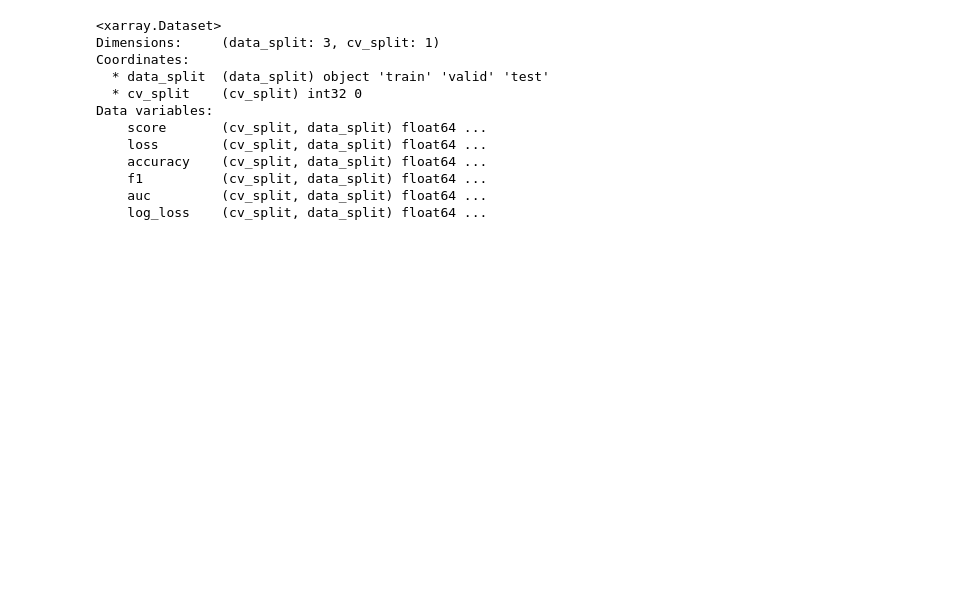
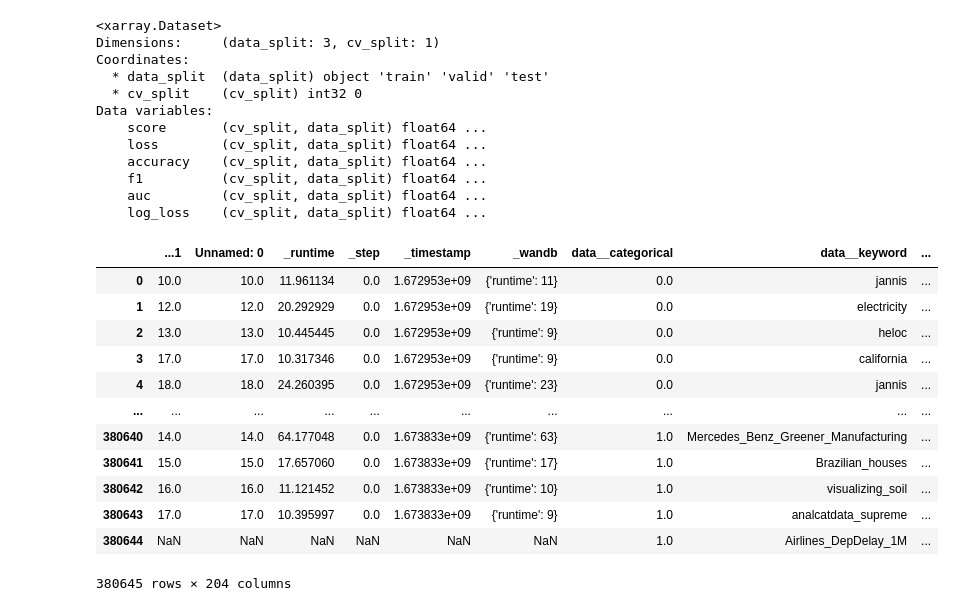
Before and after one commit to FelixdenBreejen/TabForestPFN, a Jupyter notebook: notebooks/check_metrics.ipynb, the cells around one changed output. Cells and saved outputs as stored; diff of their text form; code cells hidden in the pictures; blank space fills up the shorter version.

```diff
--- a/notebooks/check_metrics.ipynb
+++ b/notebooks/check_metrics.ipynb
@@ -53,3 +37,22 @@ Data variables:
     f1          (cv_split, data_split) float64 ...
     auc         (cv_split, data_split) float64 ...
     log_loss    (cv_split, data_split) float64 ...
+# %%
+import pandas as pd
+
+df = pd.read_csv("data/benchmark_total.csv")
+df
+# %% [output]
+|  | ...1 | Unnamed: 0 | _runtime | _step | _timestamp | _wandb | data__categorical | data__keyword | ... |
+| 0 | 10.0 | 10.0 | 11.961134 | 0.0 | 1.672953e+09 | {'runtime': 11} | 0.0 | jannis | ... |
+| 1 | 12.0 | 12.0 | 20.292929 | 0.0 | 1.672953e+09 | {'runtime': 19} | 0.0 | electricity | ... |
+| 2 | 13.0 | 13.0 | 10.445445 | 0.0 | 1.672953e+09 | {'runtime': 9} | 0.0 | heloc | ... |
+| 3 | 17.0 | 17.0 | 10.317346 | 0.0 | 1.672953e+09 | {'runtime': 9} | 0.0 | california | ... |
+| 4 | 18.0 | 18.0 | 24.260395 | 0.0 | 1.672953e+09 | {'runtime': 23} | 0.0 | jannis | ... |
+| ... | ... | ... | ... | ... | ... | ... | ... | ... | ... |
+| 380640 | 14.0 | 14.0 | 64.177048 | 0.0 | 1.673833e+09 | {'runtime': 63} | 1.0 | Mercedes_Benz_Greener_Manufacturing | ... |
+| 380641 | 15.0 | 15.0 | 17.657060 | 0.0 | 1.673833e+09 | {'runtime': 17} | 1.0 | Brazilian_houses | ... |
+| 380642 | 16.0 | 16.0 | 11.121452 | 0.0 | 1.673833e+09 | {'runtime': 10} | 1.0 | visualizing_soil | ... |
+| 380643 | 17.0 | 17.0 | 10.395997 | 0.0 | 1.673833e+09 | {'runtime': 9} | 1.0 | analcatdata_supreme | ... |
+| 380644 | NaN | NaN | NaN | NaN | NaN | NaN | 1.0 | Airlines_DepDelay_1M | ... |
+380645 rows × 204 columns
```
Also changed, not shown: parts of 3 cells of this notebook, 4 other files.
